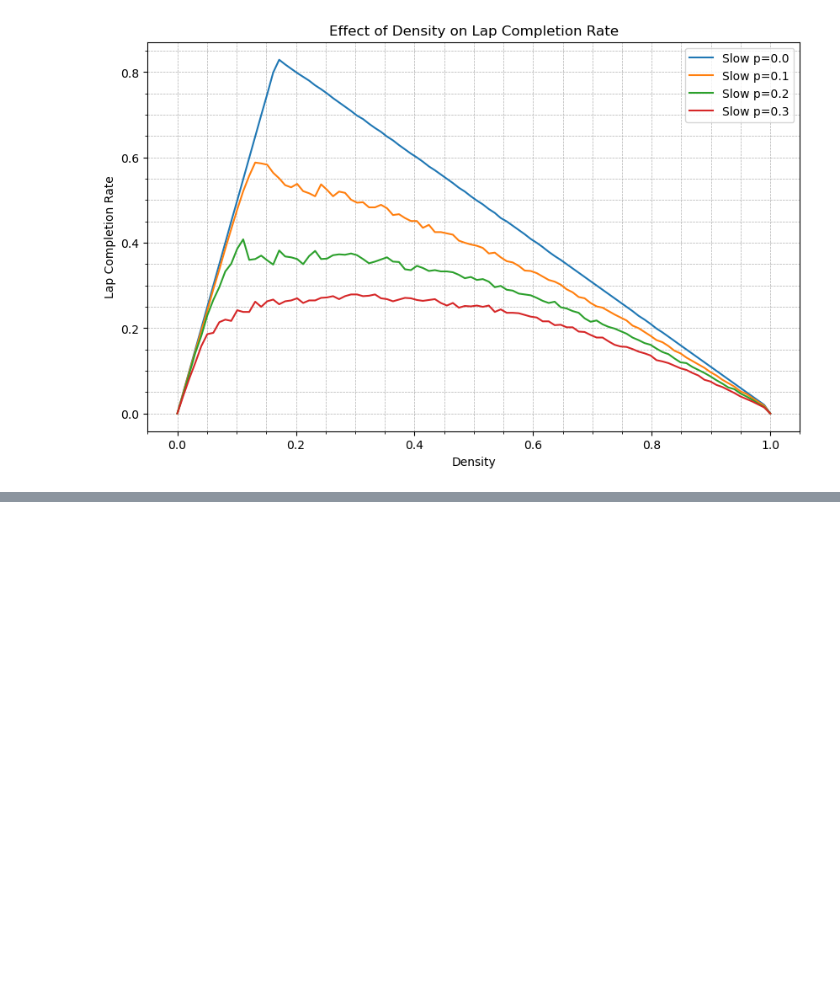
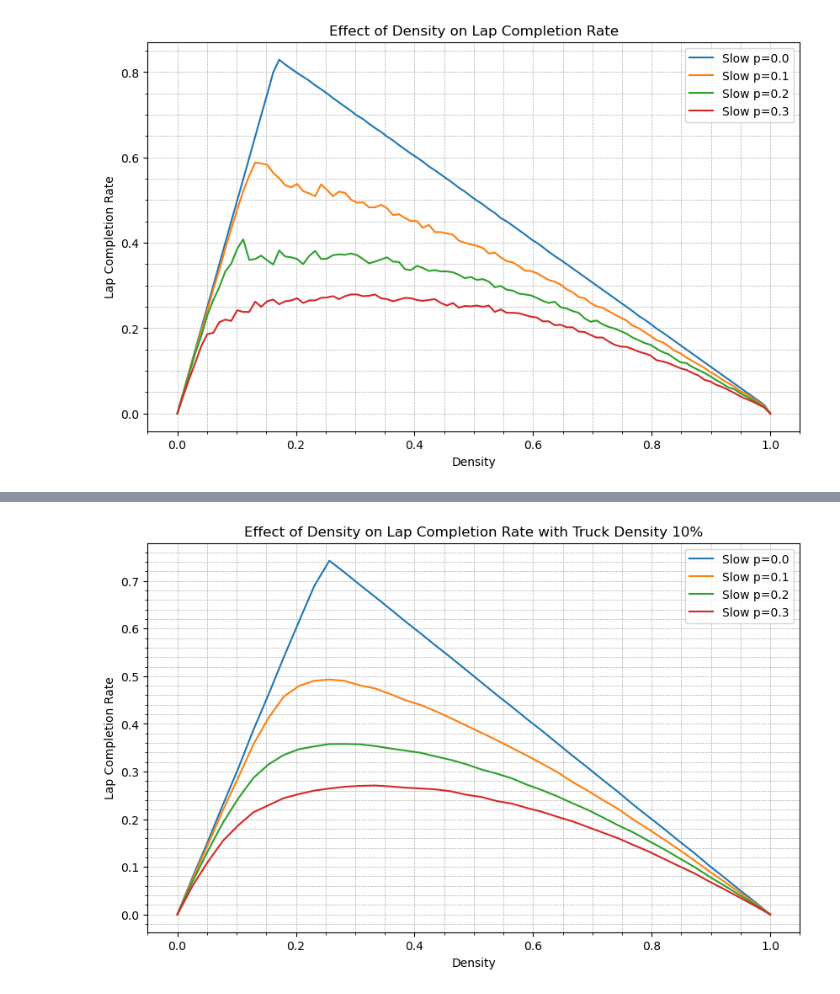
Before and after one commit to turtlesoul25/Traffic_SpeedControls_IM_Project2, a Jupyter notebook: ca_traffic_notes.ipynb, the cells around one changed output, grey strips where cells are left out. Cells and saved outputs as stored; diff of their text form; code cells hidden in the pictures; blank space fills up the shorter version.

```diff
--- a/ca_traffic_notes.ipynb
+++ b/ca_traffic_notes.ipynb
@@ -90,8 +90,8 @@ class TrafficSimulation:
     def get_lap_counts(self):
         return [car.laps for car in self.cars]
 # %%
-# Example Usage
-road_length = 60
+# Example Usageaa
+road_length = 70
 density = 0.5
 max_velocity = 5
 slow_down_prob = 0
@@ -231,0 +333,15 @@ plt.show()
+# %%
+# Example Usageaa
+road_length = 60
+density = 0.4
+truck_density = 0.1
+max_velocity = 5
+slow_down_prob = 0.1
+
+simulation = TrafficSimulation(road_length, density, truck_density, slow_down_prob)
+for _ in range(100):
+    simulation.display()
+    simulation.update()
+
+lap_counts = simulation.get_lap_counts()
+print(f"Lap Counts mean: {sum(lap_counts)}, num {simulation.num_cars} {simulation.num_trucks}")
@@ -231,0 +417,17 @@ plt.show()
+# %%
+# Plot the results
+plt.figure(figsize=(10, 6))
+plt.plot(list_density, results_noslow, label='Slow p=0.0')
+plt.plot(list_density, results_slow1, label='Slow p=0.1')
+plt.plot(list_density, results_slow2, label='Slow p=0.2')
+plt.plot(list_density, results_slow3, label='Slow p=0.3')
+
+plt.grid(which='both', linestyle='--', linewidth=0.5)
+plt.minorticks_on()
+plt.xlabel('Density')
+plt.ylabel('Lap Completion Rate')
+plt.title('Effect of Density on Lap Completion Rate with Truck Density 10%')
+plt.legend()
+plt.show()
+# %% [output]
+[figure, added]
```
Also changed, not shown: parts of 6 cells of this notebook.
